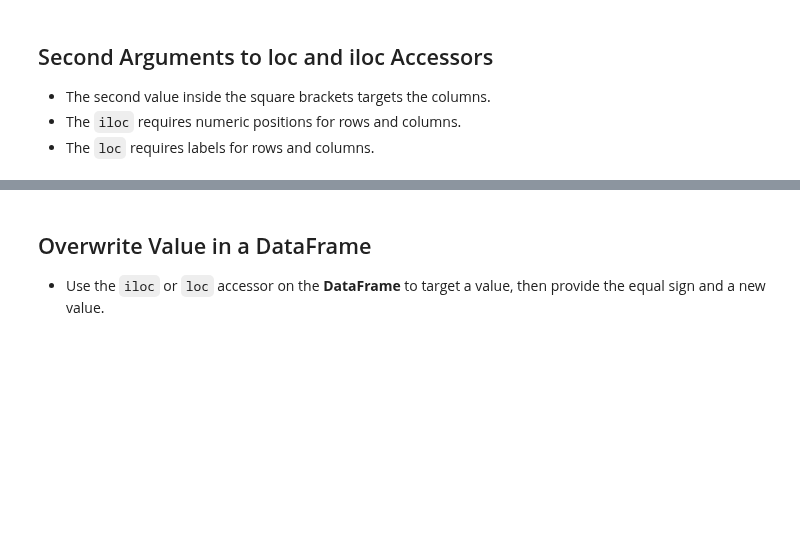
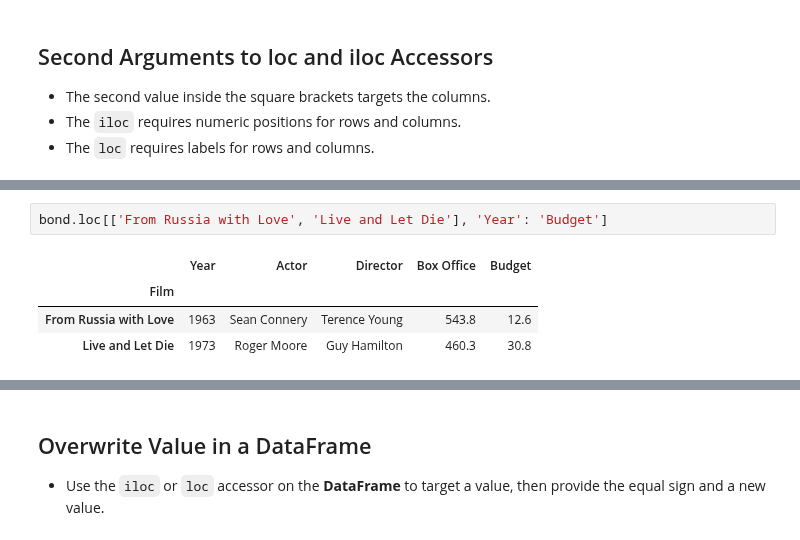
Before and after one commit to Petar-Koprinkov/Pandas, a Jupyter notebook: Incomplete/06 - DataFrames III - Data Extraction.ipynb, the cells around one changed output, grey strips where cells are left out. Saved outputs shown, nothing was run; the diff lists cells and outputs as text; blank space fills up the shorter version.

```diff
--- a/Incomplete/06 - DataFrames III - Data Extraction.ipynb
+++ b/Incomplete/06 - DataFrames III - Data Extraction.ipynb
@@ -140,0 +196,7 @@ Name: Moonraker, dtype: object
+# %%
+bond.loc[['From Russia with Love', 'Live and Let Die'], 'Year': 'Budget']
+# %% [output]
+|  | Year | Actor | Director | Box Office | Budget |
+| Film |  |  |  |  |  |
+| From Russia with Love | 1963 | Sean Connery | Terence Young | 543.8 | 12.6 |
+| Live and Let Die | 1973 | Roger Moore | Guy Hamilton | 460.3 | 30.8 |
```
Also changed, not shown: parts of 7 cells of this notebook.
